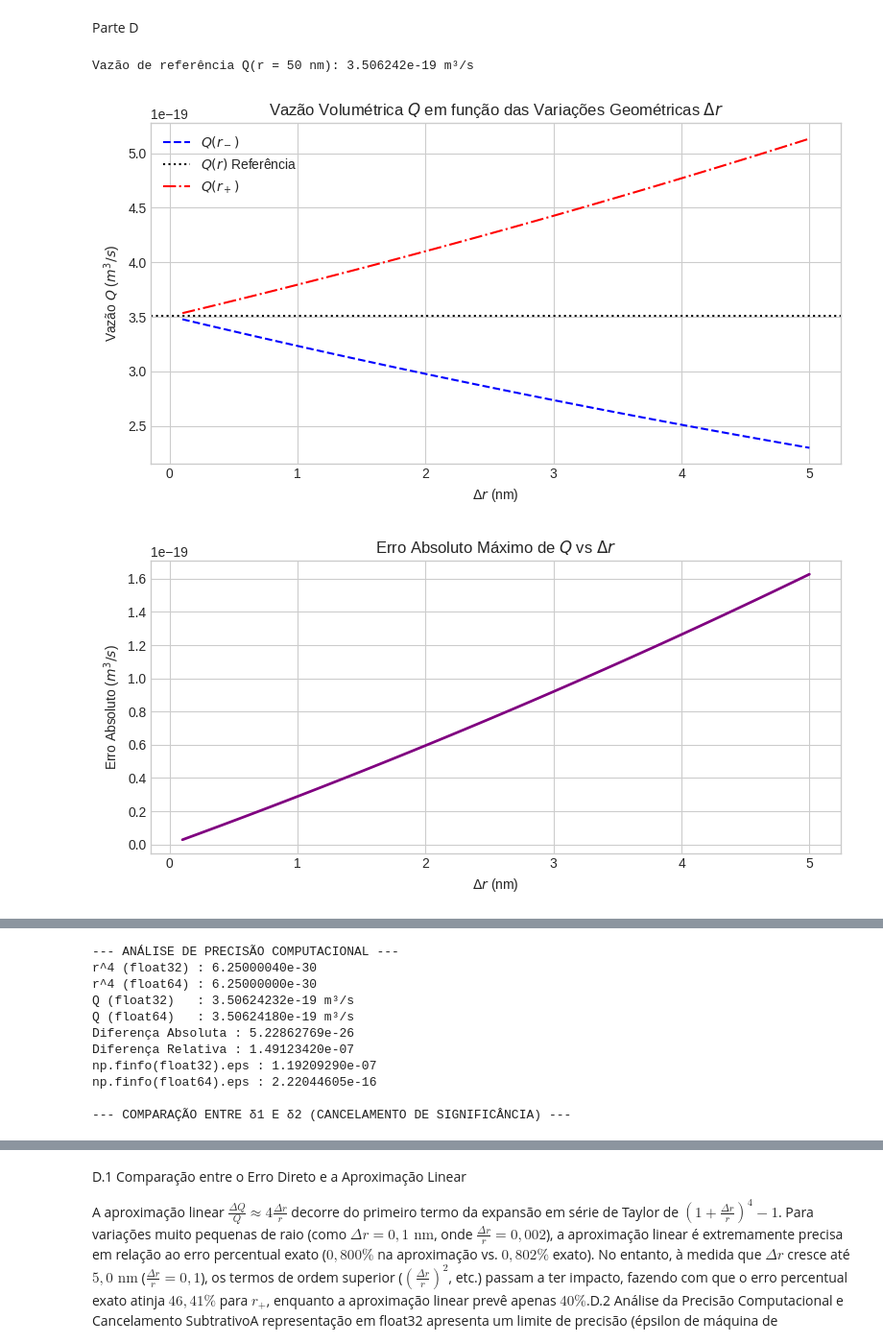
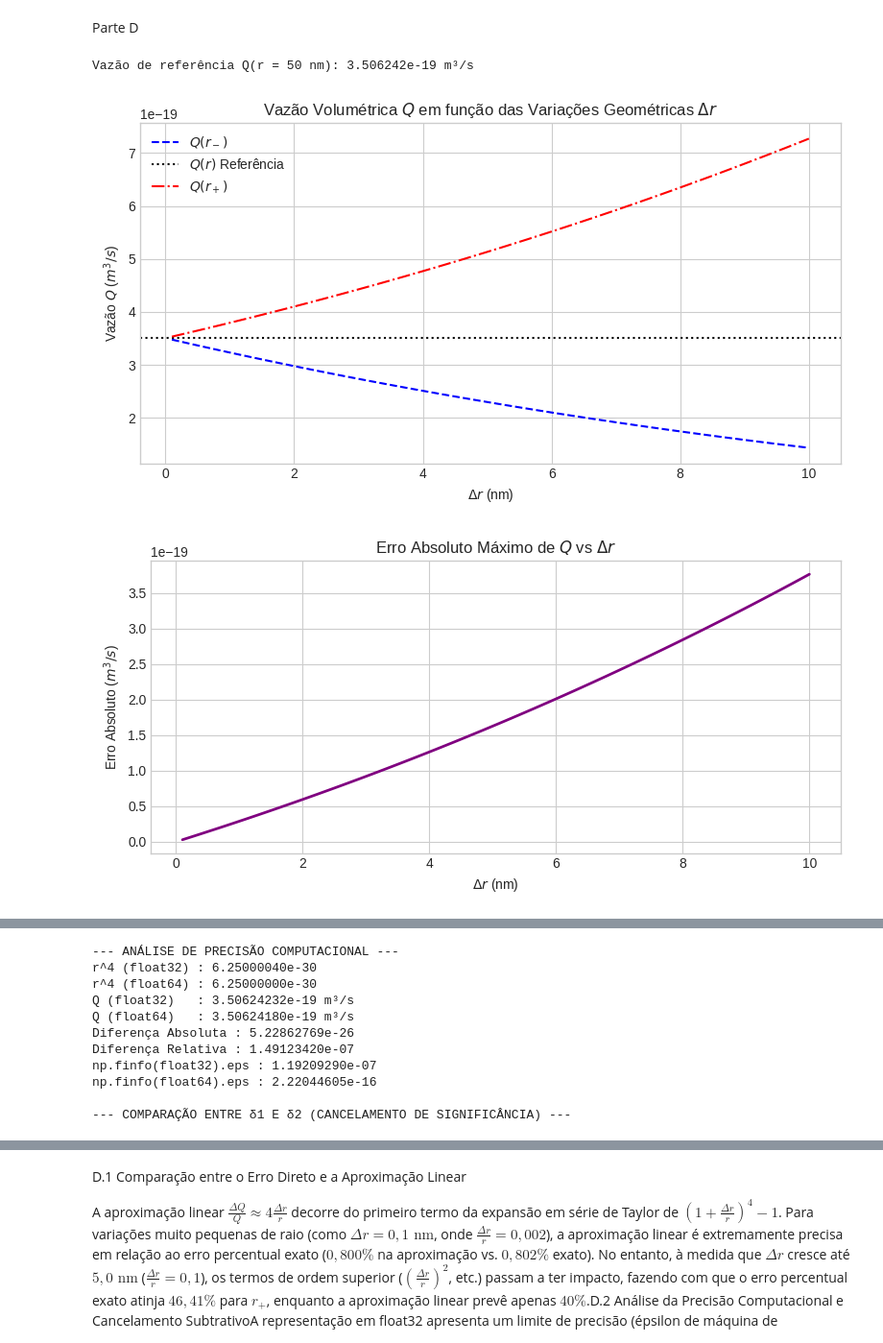
Before and after one commit to raniellyhissamori-hub/CALCULO-NUMERICO, a Jupyter notebook: atividade1Cnana.ipynb, the cells around one changed output, grey strips where cells are left out. Shown at 96% size. Drawn from its saved outputs; the diff is of its cells as text; code cells hidden in the pictures.

```diff
--- a/atividade1Cnana.ipynb
+++ b/atividade1Cnana.ipynb
@@ -544,6 +550,29 @@ print(f"Vazão de referência Q(r = 50 nm): {Q_ref:.6e} m³/s\n")
 # ==========================================
 # D.1 ERRO GEOMÉTRICO - GRÁFICOS
 # ==========================================
+
+# Geração de dados para os gráficos de erro geométrico
+delta_r_nm = np.linspace(0.1, 10, 100)  # Variação do raio de 0.1 a 10 nm
+delta_r_m = delta_r_nm * 1e-9  # Convertendo para metros
+
+# Cálculos de vazão para r - Δr e r + Δr
+Q_minus = q_hagen_poiseuille(r_m - delta_r_m)
+Q_plus = q_hagen_poiseuille(r_m + delta_r_m)
+
+# Erros (absolutos e relativos) em relação a Q_ref
+erro_abs_minus = np.abs(Q_minus - Q_ref)
+erro_abs_plus = np.abs(Q_plus - Q_ref)
+erro_abs_max = np.maximum(erro_abs_minus, erro_abs_plus)
+
+erro_rel_minus = erro_abs_minus / Q_ref
+erro_rel_plus = erro_abs_plus / Q_ref
+erro_rel_max = np.maximum(erro_rel_minus, erro_rel_plus)
+
+erro_perc_max = erro_rel_max * 100
+
+# Aproximação linear para o erro relativo
+aprox_linear_rel = 4 * (delta_r_m / r_m)
+aprox_linear_perc = aprox_linear_rel * 100
 
 # 1. Gráfico de Q(r-), Q(r) e Q(r+)
 plt.figure(figsize=(8, 4.5))
@@ -660,32 +689,32 @@ delta1_list = []
 delta2_list = []
 
 for dr_r in delta_r_over_r_vals:
     # δ1 = (Q(r + Δr) - Q(r)) / Q(r)
     # usando float32 para evidenciar o cancelamento
     r_val = np.float32(50e-9)
     dr_val = np.float32(dr_r * 50e-9)
 
     Q_r = q_hagen_poiseuille(r_val)
     Q_r_dr = q_hagen_poiseuille(r_val + dr_val)
 
     d1 = (Q_r_dr - Q_r) / Q_r
 
     # δ2 = (1 + Δr/r)^4 - 1
     d2 = (1.0 + dr_r)**4 - 1.0
 
     delta1_list.append(d1)
     delta2_list.append(d2)
 
 df_cancelamento = pd.DataFrame({
     'Δr / r': delta_r_over_r_vals,
     'δ1 (Subtração direta)': delta1_list,
     'δ2 (Expansão algébrica)': delta2_list,
     'Diferença |δ1 - δ2|': np.abs(np.array(delta1_list) - np.array(delta2_list))
 })
 
 print("--- COMPARAÇÃO ENTRE δ1 E δ2 (CANCELAMENTO DE SIGNIFICÂNCIA) ---")
 display(df_cancelamento)
 # %% [output]
 Vazão de referência Q(r = 50 nm): 3.506242e-19 m³/s
-[figure, old version]
+[figure, new version]
-[figure, old version]
+[figure, new version]
```
Also changed, not shown: parts of 4 cells of this notebook.
